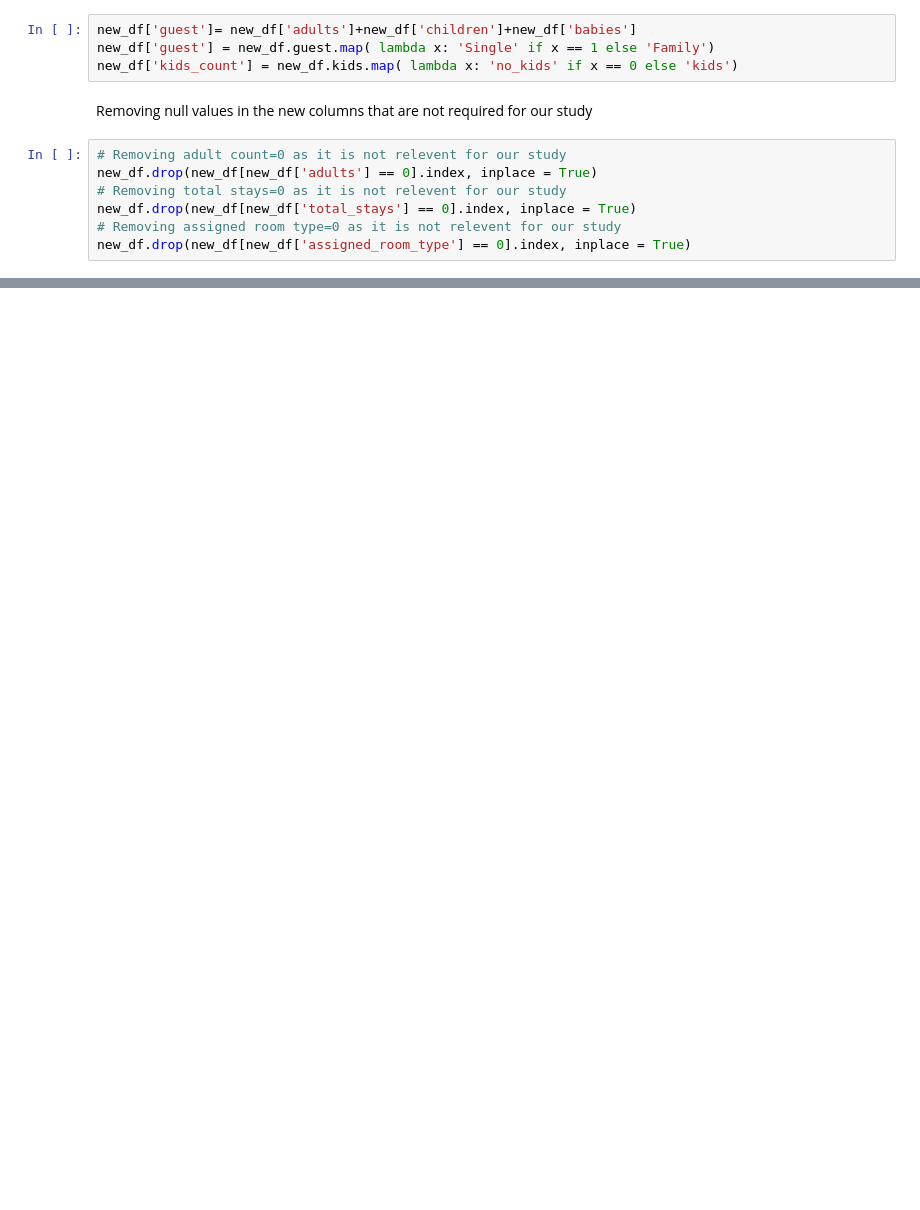
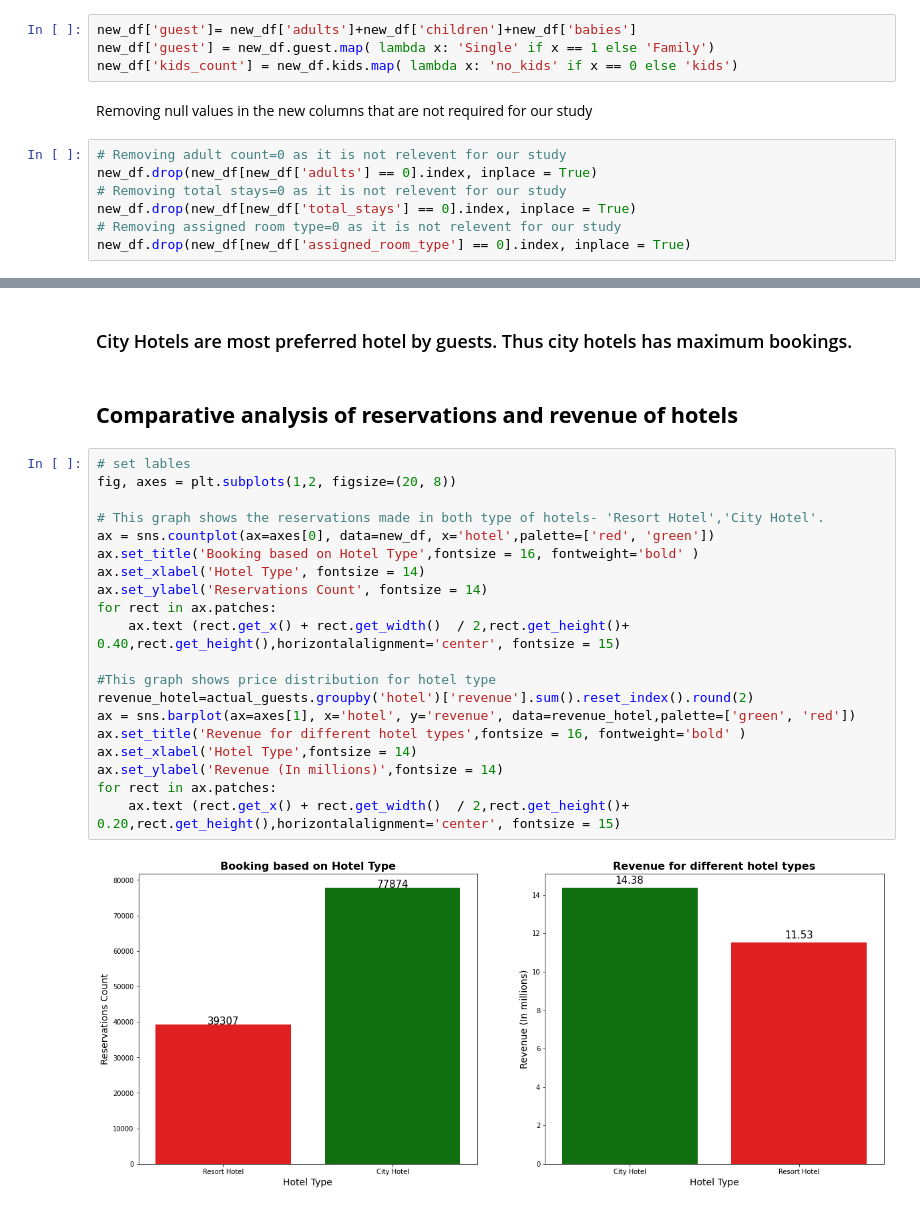
Before and after one commit to sanjaypauloct1989/6.Hotel-booking-EDA, a Jupyter notebook: Hotel Booking Analysis-Capstone Project.ipynb, the cells around one changed output, grey strips where cells are left out. Drawn from its saved outputs; the diff is of its cells as text; blank space fills up the shorter version.

```diff
--- a/Hotel Booking Analysis-Capstone Project.ipynb
+++ b/Hotel Booking Analysis-Capstone Project.ipynb
@@ -363,0 +388,26 @@ new_df.drop(new_df[new_df['assigned_room_type'] == 0].index, inplace = True)
+# %% [markdown]
+### City Hotels are most preferred hotel by guests. Thus city hotels has maximum bookings.
+# %% [markdown]
+## **Comparative analysis of reservations and revenue of hotels**
+# %%
+# set lables
+fig, axes = plt.subplots(1,2, figsize=(20, 8))
+
+# This graph shows the reservations made in both type of hotels- 'Resort Hotel','City Hotel'.
+ax = sns.countplot(ax=axes[0], data=new_df, x='hotel',palette=['red', 'green'])
+ax.set_title('Booking based on Hotel Type',fontsize = 16, fontweight='bold' )
+ax.set_xlabel('Hotel Type', fontsize = 14)
+ax.set_ylabel('Reservations Count', fontsize = 14)
+for rect in ax.patches:
+    ax.text (rect.get_x() + rect.get_width()  / 2,rect.get_height()+ 0.40,rect.get_height(),horizontalalignment='center', fontsize = 15)
+
+#This graph shows price distribution for hotel type
+revenue_hotel=actual_guests.groupby('hotel')['revenue'].sum().reset_index().round(2)
+ax = sns.barplot(ax=axes[1], x='hotel', y='revenue', data=revenue_hotel,palette=['green', 'red'])
+ax.set_title('Revenue for different hotel types',fontsize = 16, fontweight='bold' )
+ax.set_xlabel('Hotel Type',fontsize = 14)
+ax.set_ylabel('Revenue (In millions)',fontsize = 14)
+for rect in ax.patches:
+    ax.text (rect.get_x() + rect.get_width()  / 2,rect.get_height()+ 0.20,rect.get_height(),horizontalalignment='center', fontsize = 15)
+# %% [output]
+[figure, added]
```
Also changed, not shown: parts of 11 cells of this notebook.
